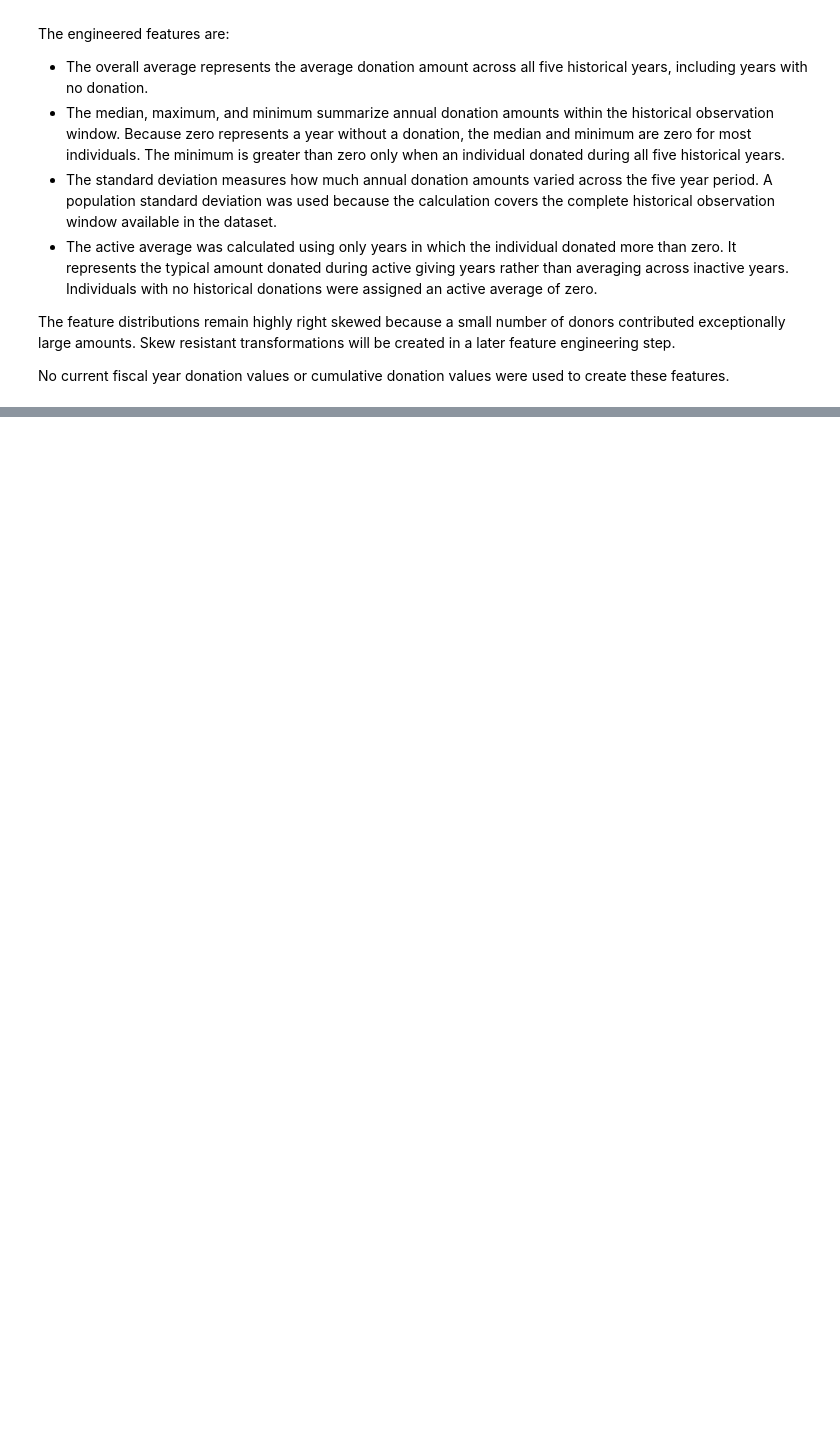
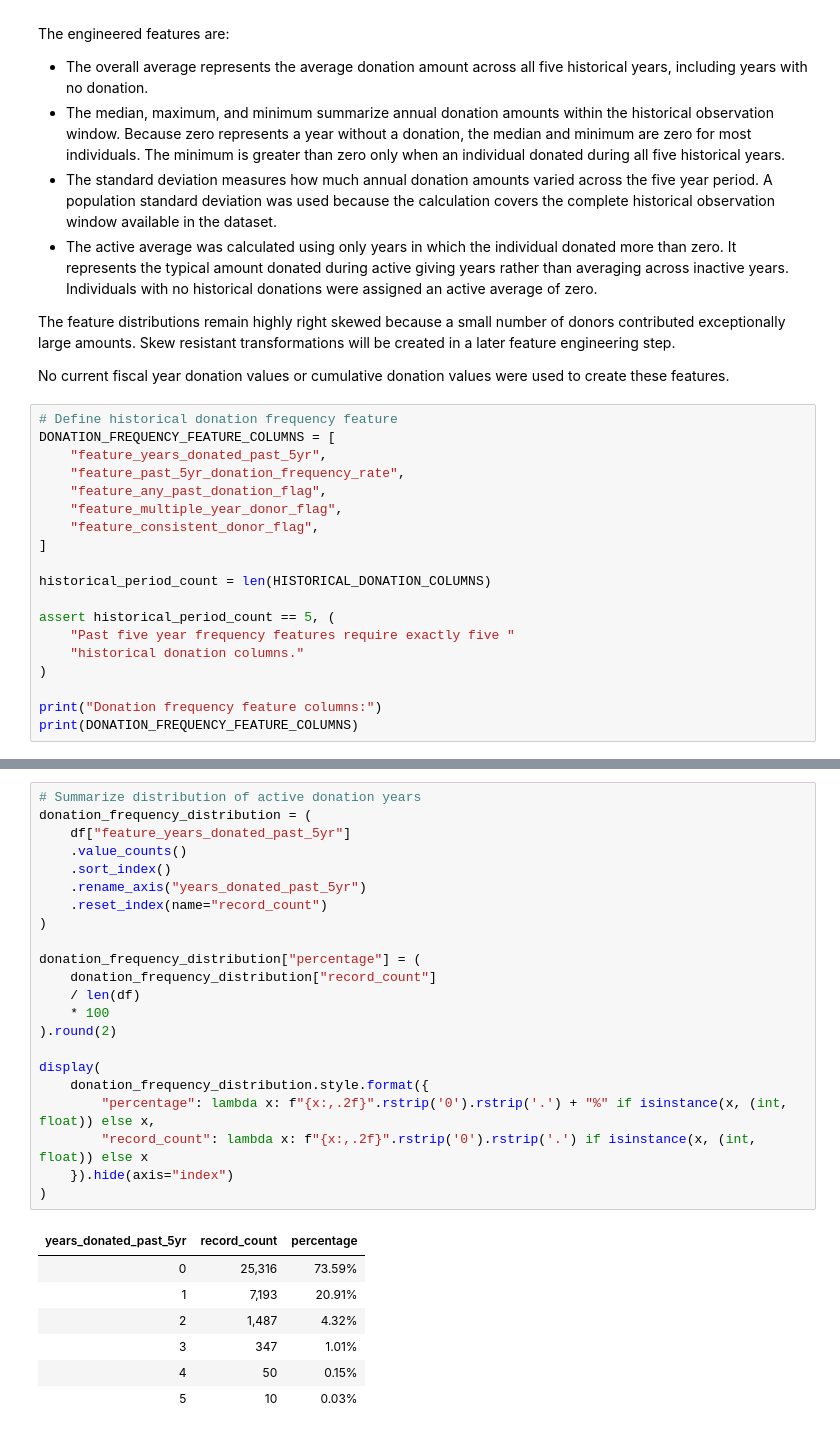
Before and after one commit to MDarkHead/red-cross-donor-prediction, a Jupyter notebook: notebooks/04_feature_engineering.ipynb, the cells around one changed output, grey strips where cells are left out. Saved outputs shown, nothing was run; the diff lists cells and outputs as text; blank space fills up the shorter version.

Commit message:
P4; Task 6: Donation Frequency Features Complete

```diff
--- a/notebooks/04_feature_engineering.ipynb
+++ b/notebooks/04_feature_engineering.ipynb
@@ -1240,3 +1240,22 @@ The engineered features are:
 The feature distributions remain highly right skewed because a small number of donors contributed exceptionally large amounts. Skew resistant transformations will be created in a later feature engineering step.
 
 No current fiscal year donation values or cumulative donation values were used to create these features.
+# %%
+# Define historical donation frequency feature
+DONATION_FREQUENCY_FEATURE_COLUMNS = [
+    "feature_years_donated_past_5yr",
+    "feature_past_5yr_donation_frequency_rate",
+    "feature_any_past_donation_flag",
+    "feature_multiple_year_donor_flag",
+    "feature_consistent_donor_flag",
+]
+
+historical_period_count = len(HISTORICAL_DONATION_COLUMNS)
+
+assert historical_period_count == 5, (
+    "Past five year frequency features require exactly five "
+    "historical donation columns."
+)
+
+print("Donation frequency feature columns:")
+print(DONATION_FREQUENCY_FEATURE_COLUMNS)
@@ -1242,0 +1430,30 @@ No current fiscal year donation values or cumulative donation values were used t
+# %%
+# Summarize distribution of active donation years
+donation_frequency_distribution = (
+    df["feature_years_donated_past_5yr"]
+    .value_counts()
+    .sort_index()
+    .rename_axis("years_donated_past_5yr")
+    .reset_index(name="record_count")
+)
+
+donation_frequency_distribution["percentage"] = (
+    donation_frequency_distribution["record_count"]
+    / len(df)
+    * 100
+).round(2)
+
+display(
+    donation_frequency_distribution.style.format({
+        "percentage": lambda x: f"{x:,.2f}".rstrip('0').rstrip('.') + "%" if isinstance(x, (int, float)) else x,
+        "record_count": lambda x: f"{x:,.2f}".rstrip('0').rstrip('.') if isinstance(x, (int, float)) else x
+    }).hide(axis="index")
+)
+# %% [output]
+| years_donated_past_5yr | record_count | percentage |
+| 0 | 25,316 | 73.59% |
+| 1 | 7,193 | 20.91% |
+| 2 | 1,487 | 4.32% |
+| 3 | 347 | 1.01% |
+| 4 | 50 | 0.15% |
+| 5 | 10 | 0.03% |
```
Also changed, not shown: parts of 5 cells of this notebook.
